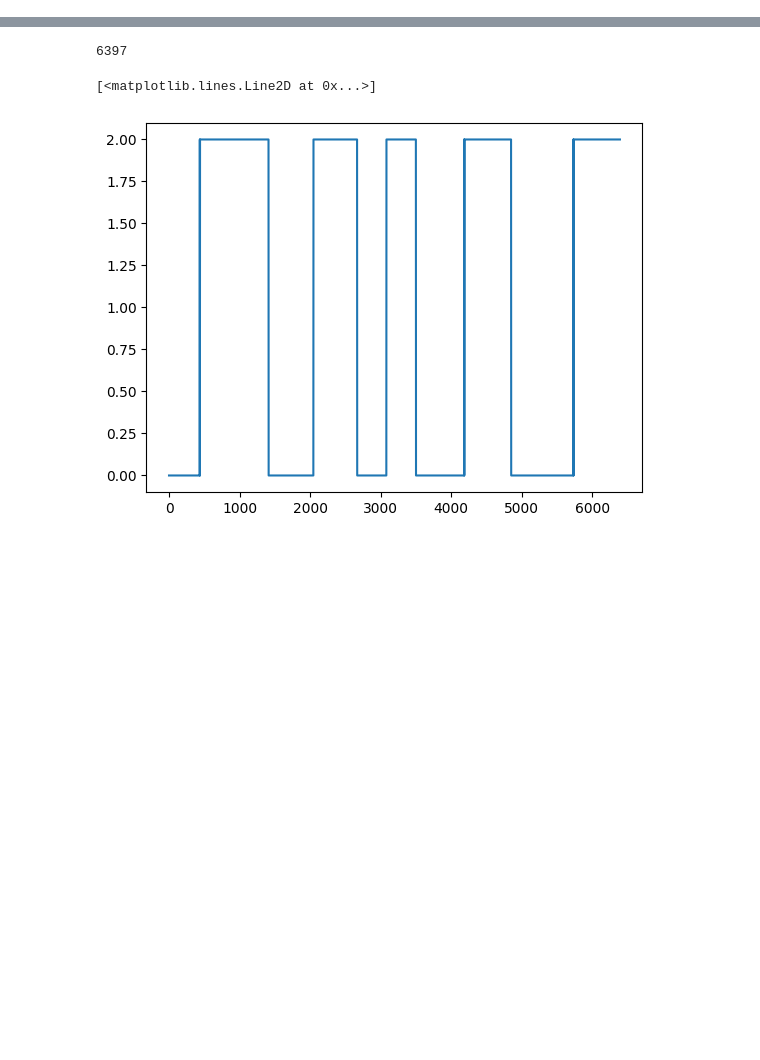
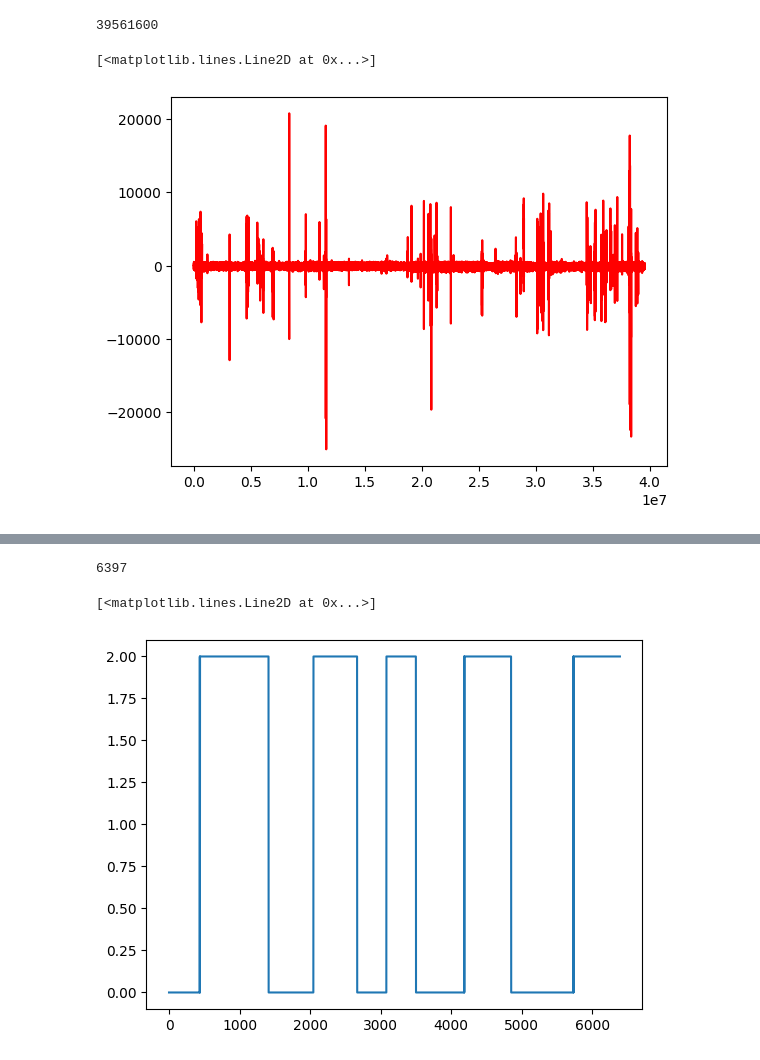
Before and after one commit to felicielevinton/extraction, a Jupyter notebook: test_fichier.ipynb, the cells around one changed output, grey strips where cells are left out. Saved outputs shown, nothing was run; the diff lists cells and outputs as text; code cells hidden in the pictures; blank space fills up the shorter version.

```diff
--- a/test_fichier.ipynb
+++ b/test_fichier.ipynb
@@ -22,0 +49,15 @@ path = '/auto/data2/eTheremin/ALTAI/ALTAI_20240823_SESSION_01/'
+# %%
+neural = np.load(path+'filtered_neural_data.npy', allow_pickle=True)
+#neural = np.load('/auto/data2/eTheremin/ALTAI/ALTAI_20240910_SESSION_00/neural_data.npy', allow_pickle=True)
+# %%
+neural = np.transpose(neural)
+# %%
+n = int(len(neural[0])/2)
+print(n)
+# %% [output]
+39561600
+# %%
+plt.plot(neural[26][:n], c='red')
+# %% [output]
+[<matplotlib.lines.Line2D at 0x...>]
+[figure, added]
```
Also changed, not shown: parts of 45 cells of this notebook, 9 other files.
